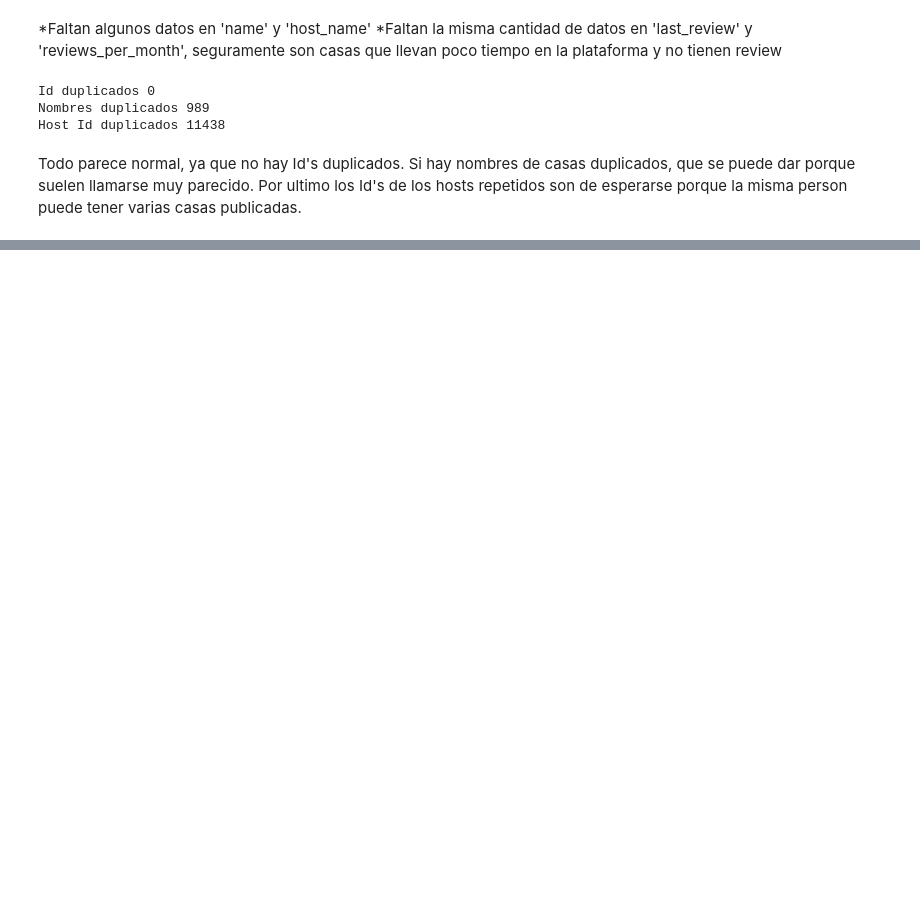
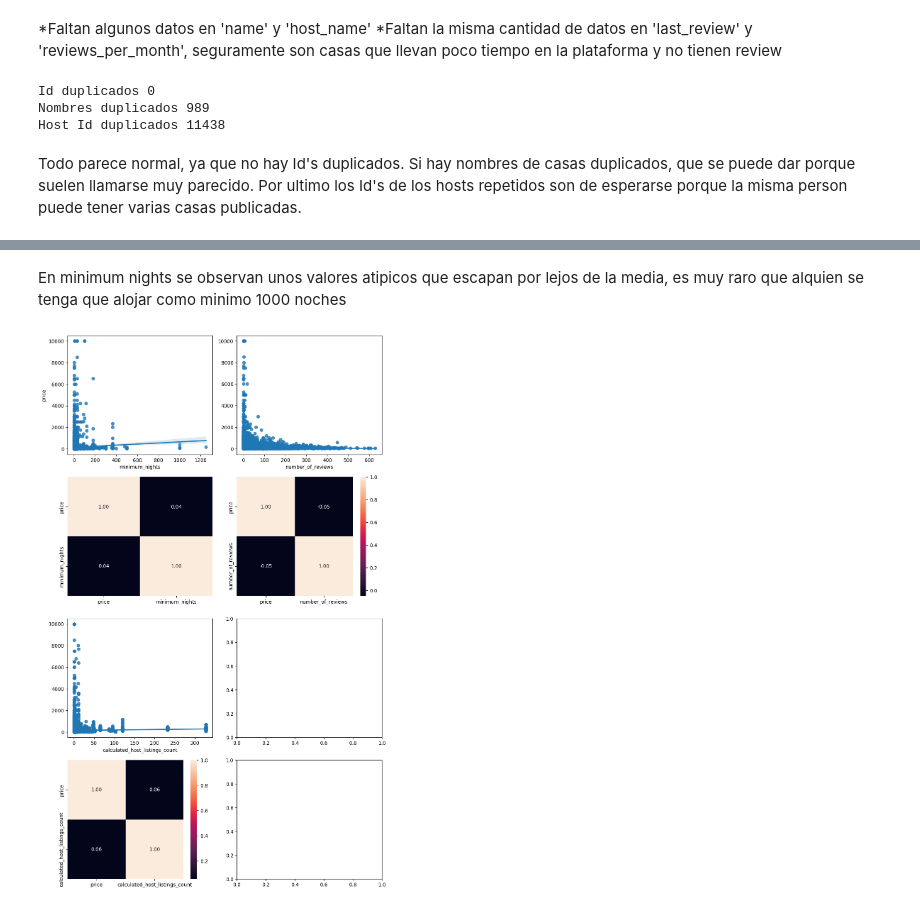
Before and after one commit to Lsiniestro/machine-learning-python-template, a Jupyter notebook: src/explore.ipynb, the cells around one changed output, grey strips where cells are left out. Saved outputs shown, nothing was run; the diff lists cells and outputs as text; code cells hidden in the pictures; blank space fills up the shorter version.

```diff
--- a/src/explore.ipynb
+++ b/src/explore.ipynb
@@ -98,0 +116,20 @@ sns.histplot(ax = axis[1, 2], data = df, x = "price", kde=True).set_xlim(0,1500)
+# %% [markdown]
+En minimum nights se observan unos valores atipicos que escapan por lejos de la media, es muy raro que alquien se tenga que alojar como minimo 1000 noches
+# %%
+# Variables numericas
+
+fig, axis = plt.subplots(4, 2, figsize = (10, 16))
+
+sns.regplot(ax = axis[0, 0], data = df, x = "minimum_nights", y = "price")
+sns.heatmap(df[["price", "minimum_nights"]].corr(), annot = True, fmt = ".2f", ax = axis[1, 0], cbar = False)
+
+sns.regplot(ax = axis[0, 1], data = df, x = "number_of_reviews", y = "price").set(ylabel = None)
+sns.heatmap(df[["price", "number_of_reviews"]].corr(), annot = True, fmt = ".2f", ax = axis[1, 1])
+
+sns.regplot(ax = axis[2, 0], data = df, x = "calculated_host_listings_count", y = "price").set(ylabel = None)
+sns.heatmap(df[["price", "calculated_host_listings_count"]].corr(), annot = True, fmt = ".2f", ax = axis[3, 0])
+
+plt.tight_layout()
+plt.show()
+# %% [output]
+[figure, added]
```
Also changed, not shown: parts of 35 cells of this notebook, 6 other files.
